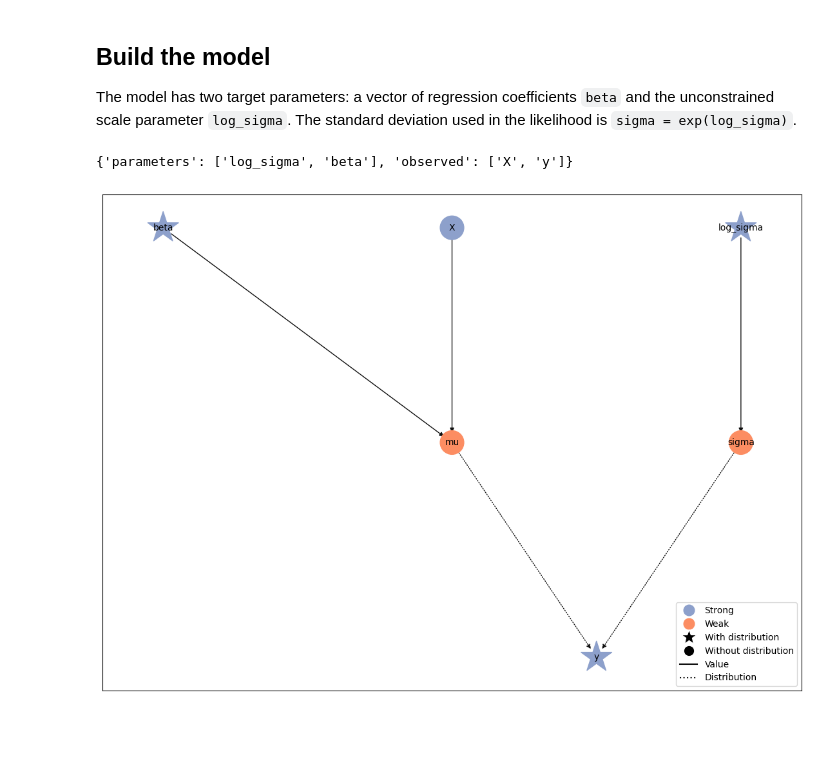
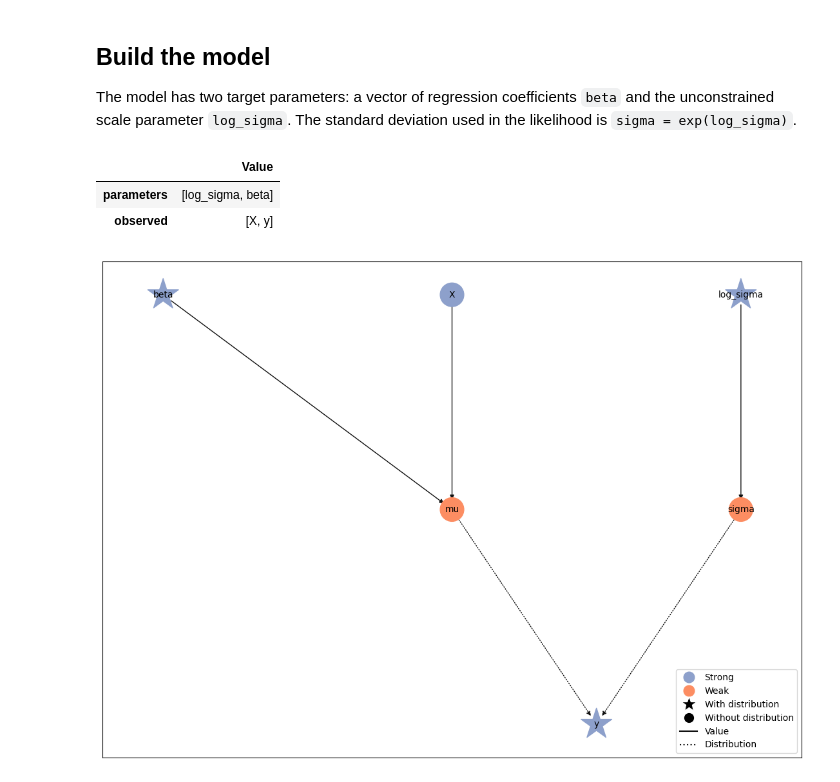
Before and after one commit to liesel-devs/liesel, a Jupyter notebook: docs/source/tutorials/notebooks/11-liesel-vi-basic.ipynb, the cells around one changed output. Drawn from its saved outputs; the diff is of its cells as text; code cells hidden in the pictures; blank space fills up the shorter version.

```diff
--- a/docs/source/tutorials/notebooks/11-liesel-vi-basic.ipynb
+++ b/docs/source/tutorials/notebooks/11-liesel-vi-basic.ipynb
@@ -64,30 +69,43 @@ y_jax = jnp.asarray(y)
 
 beta = lsl.Var.new_param(
     jnp.zeros(X_jax.shape[1]),
-    lsl.Dist(tfd.Normal, loc=0.0, scale=5.0),
+    dist=lsl.Dist(tfd.Normal, loc=0.0, scale=5.0),
     name="beta",
 )
+
 log_sigma = lsl.Var.new_param(
     jnp.array(0.0),
-    lsl.Dist(tfd.Normal, loc=0.0, scale=1.0),
+    dist=lsl.Dist(tfd.Normal, loc=0.0, scale=1.0),
     name="log_sigma",
 )
 sigma = lsl.Var.new_calc(jnp.exp, log_sigma, name="sigma")
+
 X_var = lsl.Var.new_obs(X_jax, name="X")
-mu = lsl.Var.new_calc(lambda X, beta: X @ beta, X_var, beta, name="mu")
+mu = lsl.Var.new_calc(
+    lambda X, beta: X @ beta,
+    X_var,
+    beta,
+    name="mu",
+)
 y_var = lsl.Var.new_obs(
     y_jax,
-    lsl.Dist(tfd.Normal, loc=mu, scale=sigma),
+    dist=lsl.Dist(tfd.Normal, loc=mu, scale=sigma),
     name="y",
 )
 
 model = lsl.Model(y_var)
-{
-    "parameters": list(model.parameters),
-    "observed": list(model.observed),
-}
-# %% [output]
-{'parameters': ['log_sigma', 'beta'], 'observed': ['X', 'y']}
+# %%
+pd.Series(
+    {
+        "parameters": list(model.parameters),
+        "observed": list(model.observed),
+    },
+    name="Value",
+).to_frame()
+# %% [output]
+|  | Value |
+| parameters | [log_sigma, beta] |
+| observed | [X, y] |
 # %%
 model.plot()
 # %% [output]
```
Also changed, not shown: parts of 24 cells of this notebook, 5 other files.
